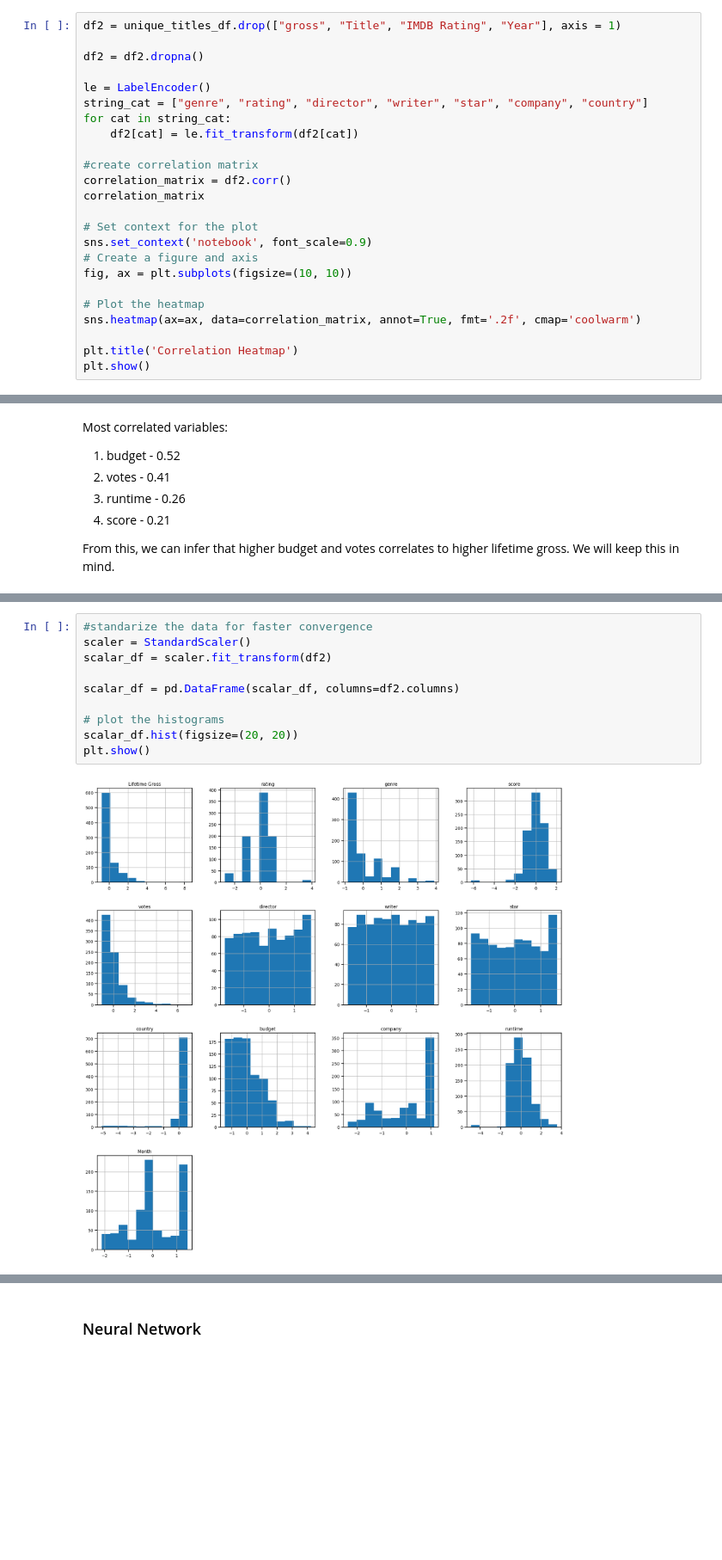
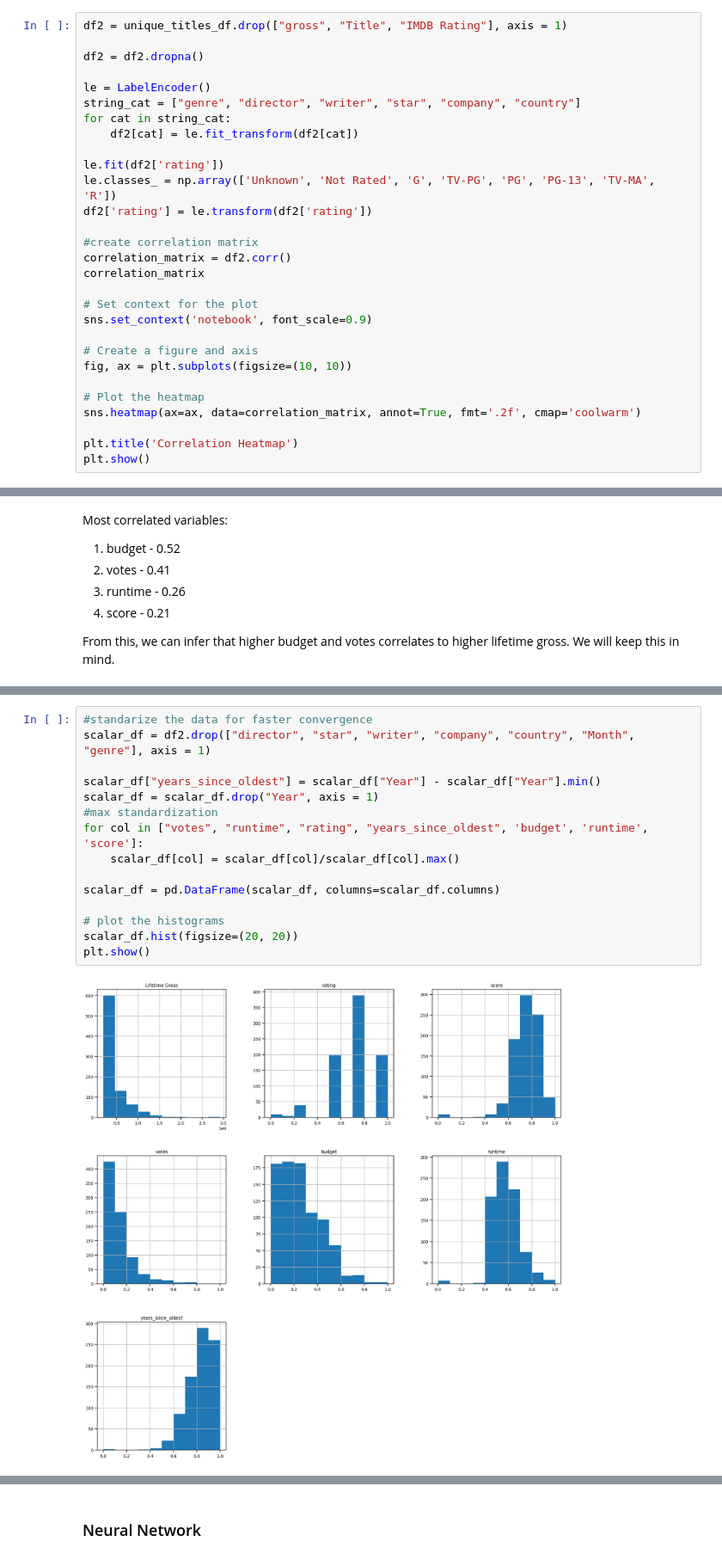
Before and after one commit to rhoyaki/PIC-16B-Final-Project, a Jupyter notebook: Movie Dataframe.ipynb, the cells around one changed output, grey strips where cells are left out. Shown at 86% size. Saved outputs shown, nothing was run; the diff lists cells and outputs as text; blank space fills up the shorter version.

```diff
--- a/Movie Dataframe.ipynb
+++ b/Movie Dataframe.ipynb
@@ -348,14 +350,18 @@ dtype: int64
 # %% [markdown]
 ### Exploratory Data Analysis
 # %%
-df2 = unique_titles_df.drop(["gross", "Title", "IMDB Rating", "Year"], axis = 1)
+df2 = unique_titles_df.drop(["gross", "Title", "IMDB Rating"], axis = 1)
 
 df2 = df2.dropna()
 
 le = LabelEncoder()
-string_cat = ["genre", "rating", "director", "writer", "star", "company", "country"]
+string_cat = ["genre", "director", "writer", "star", "company", "country"]
 for cat in string_cat:
     df2[cat] = le.fit_transform(df2[cat])
+
+le.fit(df2['rating'])
+le.classes_ = np.array(['Unknown', 'Not Rated', 'G', 'TV-PG', 'PG', 'PG-13', 'TV-MA', 'R'])
+df2['rating'] = le.transform(df2['rating'])
 
 #create correlation matrix
 correlation_matrix = df2.corr()
@@ -363,6 +369,7 @@ correlation_matrix
 
 # Set context for the plot
 sns.set_context('notebook', font_scale=0.9)
+
 # Create a figure and axis
 fig, ax = plt.subplots(figsize=(10, 10))
 
@@ -390,12 +410,17 @@ p = df2.hist(figsize=(20,20))
 # %%
 #standarize the data for faster convergence
-scaler = StandardScaler()
-scalar_df = scaler.fit_transform(df2)
+scalar_df = df2.drop(["director", "star", "writer", "company", "country", "Month", "genre"], axis = 1)
 
-scalar_df = pd.DataFrame(scalar_df, columns=df2.columns)
+scalar_df["years_since_oldest"] = scalar_df["Year"] - scalar_df["Year"].min()
+scalar_df = scalar_df.drop("Year", axis = 1)
+#max standardization
+for col in ["votes", "runtime", "rating", "years_since_oldest", 'budget', 'runtime', 'score']:
+    scalar_df[col] = scalar_df[col]/scalar_df[col].max()
+
+scalar_df = pd.DataFrame(scalar_df, columns=scalar_df.columns)
 
 # plot the histograms
 scalar_df.hist(figsize=(20, 20))
 plt.show()
 # %% [output]
-[figure, old version]
+[figure, new version]
```
Also changed, not shown: parts of 29 cells of this notebook.
